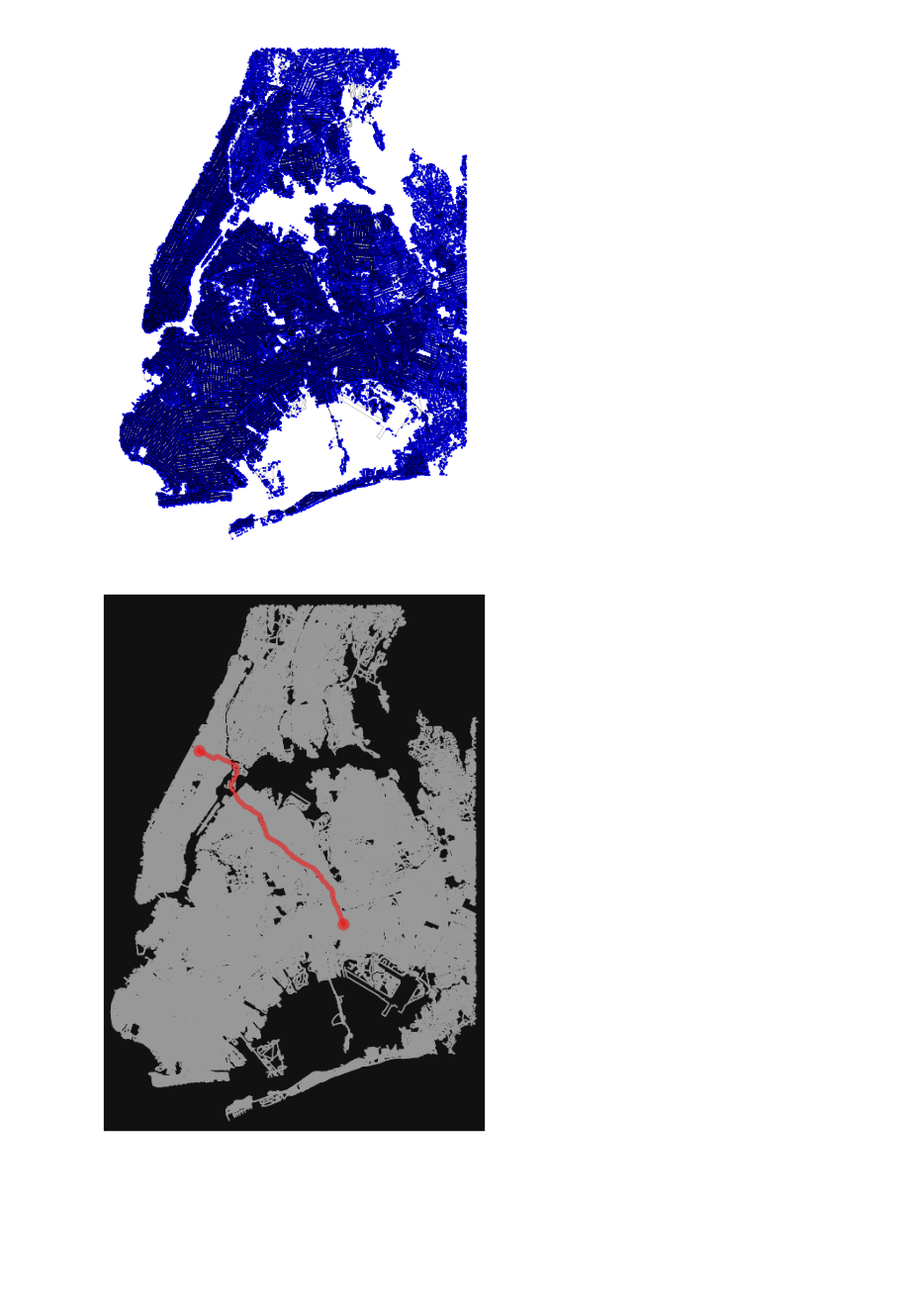
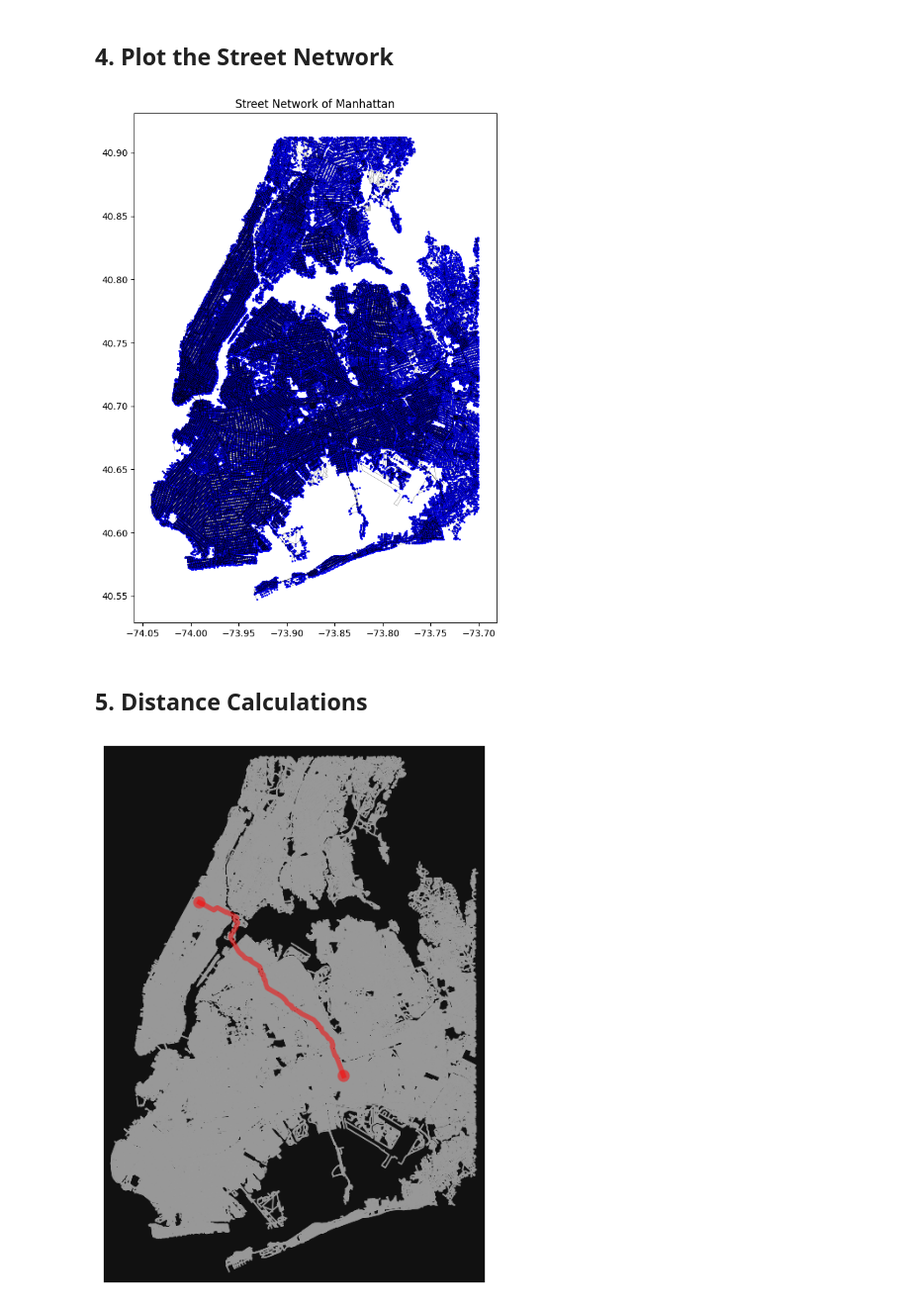
Before and after one commit to johnmasataka/cdp-mapping-systems, a Jupyter notebook: Assignments/20240729_mapping_system_assignment3_xj2329_john_masataka_xianfeng_jiang/20240729_mapping_system_assignment3_xj2329_john_masataka_xianfeng_jiang.ipynb, the cells around one changed output. Shown: that part at 99% size. Cells and saved outputs as stored; diff of their text form; code cells hidden in the pictures; blank space fills up the shorter version.

```diff
--- a/Assignments/20240729_mapping_system_assignment3_xj2329_john_masataka_xianfeng_jiang/20240729_mapping_system_assignment3_xj2329_john_masataka_xianfeng_jiang.ipynb
+++ b/Assignments/20240729_mapping_system_assignment3_xj2329_john_masataka_xianfeng_jiang/20240729_mapping_system_assignment3_xj2329_john_masataka_xianfeng_jiang.ipynb
@@ -8,5 +13,21 @@ import pandas as pd
 import requests
 import networkx as nx
 import osmnx as ox
+from shapely.geometry import Point, box
 import h3
 import libpysal as lps
+
+# Load and filter data
+df = pd.read_csv("data_filter.csv")
+filtered_df = df[(df['Latitude'] != 0.00000) & (df['Longitude'] != 0.00000)]
+filtered_df.to_csv('data_filtered.csv', index=False)
+filtered_df['Longitude'] = filtered_df['Longitude'].astype(float)
+filtered_df['Latitude'] = filtered_df['Latitude'].astype(float)
+crimes = gpd.GeoDataFrame(
+    filtered_df,
+    geometry=gpd.points_from_xy(
+        filtered_df['Longitude'],
+        filtered_df['Latitude']
+    ),
+    crs="EPSG:4326"
+)
@@ -72,11 +52,0 @@ mh_net_nodes, mh_net_edges = ox.graph_to_gdfs(mh_network)
-# %%
-#plot the edges of the street network.
-ax = mh_net_edges.plot(
-    color="black",
-    linewidth=0.1,
-    figsize=(10, 10))
-
-#plot the nodes of the street network on the same axes as the edges.
-mh_net_nodes.plot(ax=ax, color="blue", markersize=1).set_axis_off()
-# %% [output]
-[figure, removed]
@@ -93,0 +53,12 @@ dest = ox.distance.nearest_nodes(mh_network, sample.geometry.x, sample.geometry.
+# %% [markdown]
+## 4. Plot the Street Network
+# %%
+fig, ax = plt.subplots(figsize=(10, 10))
+mh_net_edges.plot(ax=ax, color="black", linewidth=0.1)
+mh_net_nodes.plot(ax=ax, color="blue", markersize=1)
+ax.set_title("Street Network of Manhattan")
+plt.show()
+# %% [output]
+[figure, added]
+# %% [markdown]
+## 5. Distance Calculations
```
Also changed, not shown: parts of 26 cells of this notebook, 27 other files.
